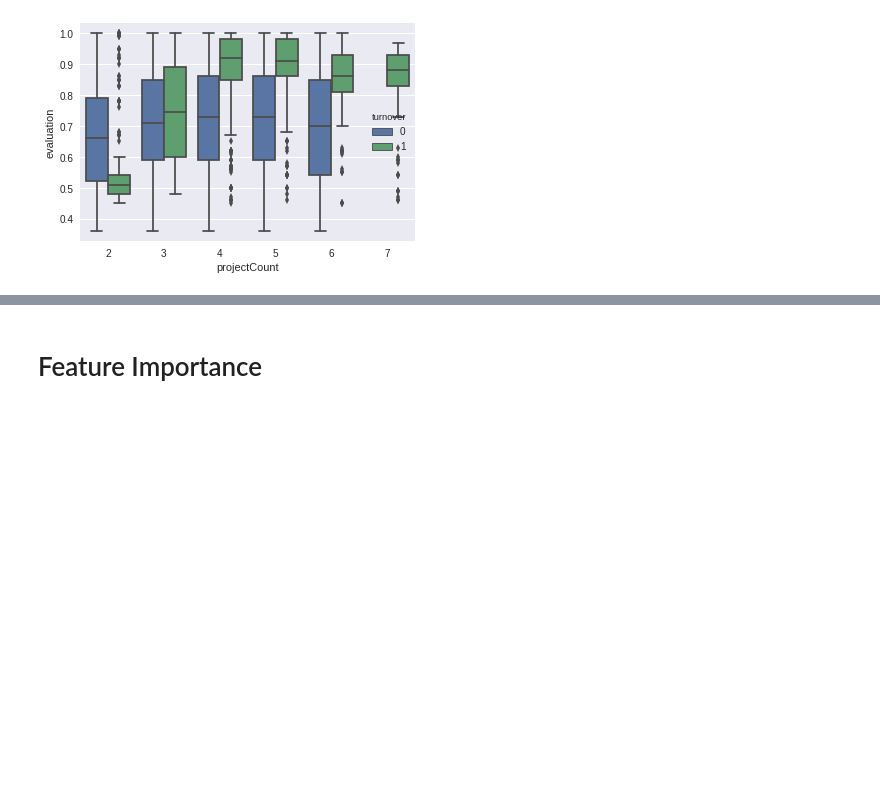
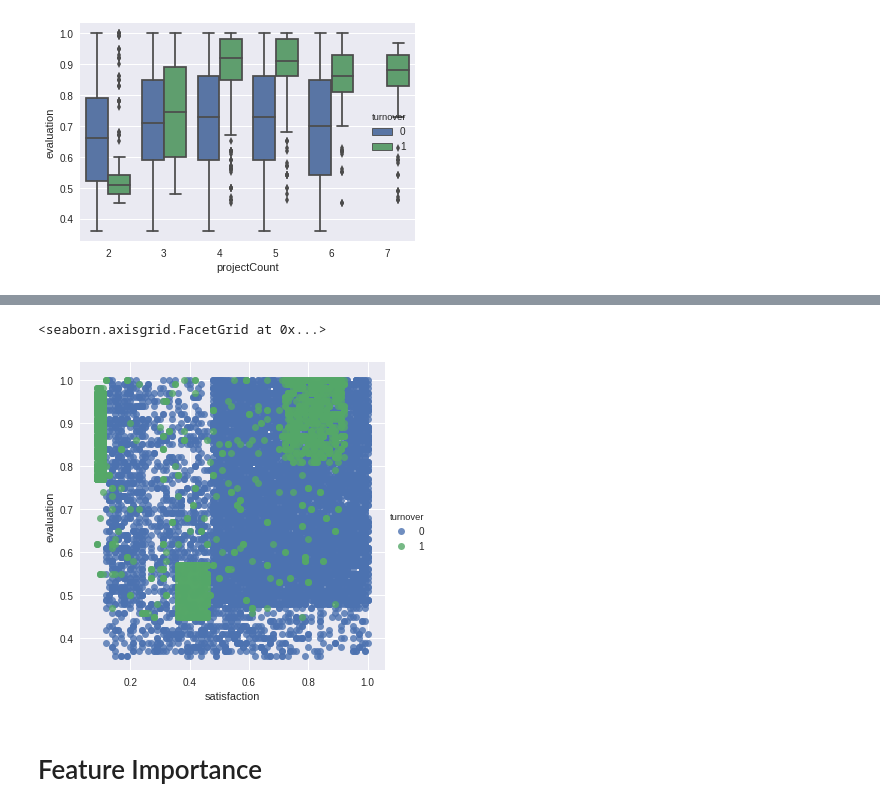
Before and after one commit to divsinha99/Employee_Turnover, a Jupyter notebook: Employee_turnover.ipynb, the cells around one changed output, grey strips where cells are left out. Cells and saved outputs as stored; diff of their text form; code cells hidden in the pictures; blank space fills up the shorter version.

```diff
--- a/Employee_turnover.ipynb
+++ b/Employee_turnover.ipynb
@@ -394,3 +401,10 @@ sns.boxplot(x="projectCount", y="evaluation", hue="turnover", data=df)
+# %%
+sns.lmplot(x='satisfaction', y='evaluation', data=df,
+           fit_reg=False, # No regression line
+           hue='turnover')   # Color by evolution stage
+# %% [output]
+<seaborn.axisgrid.FacetGrid at 0x...>
+[figure, added]
 # %% [markdown]
 # Feature Importance
 # %% [markdown]
```
Also changed, not shown: parts of 2 cells of this notebook.
